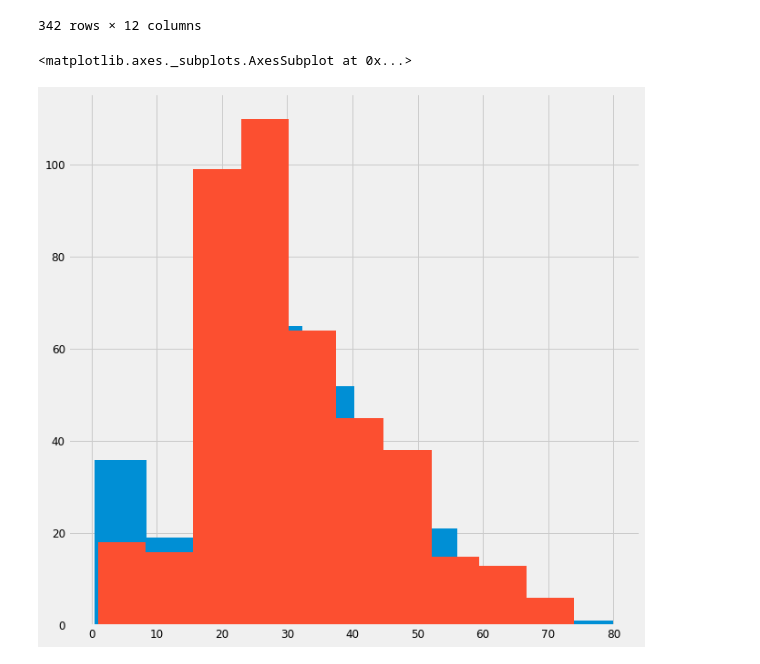
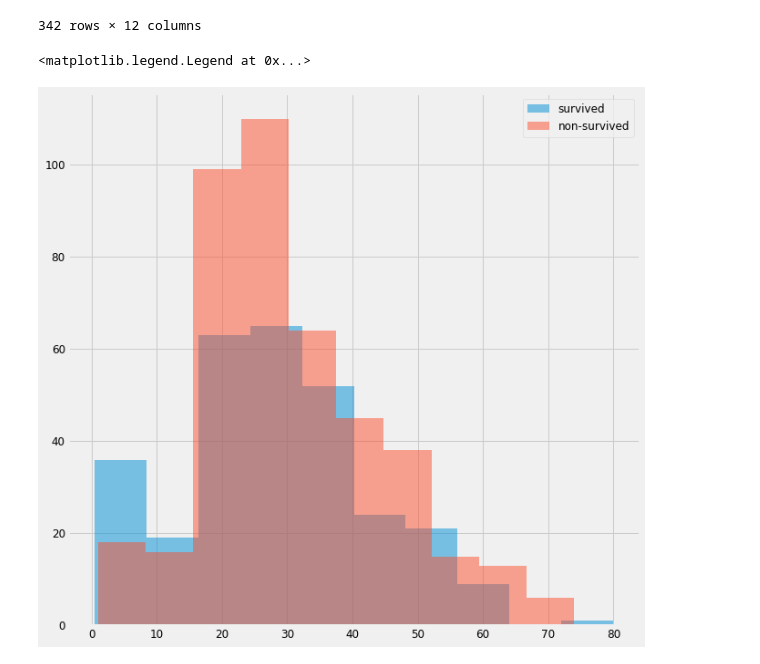
Before and after one commit to yennanliu/analysis, a Jupyter notebook: Statistics_/AB_Testing_part2.ipynb, the cells around one changed output. Saved outputs shown, nothing was run; the diff lists cells and outputs as text; code cells hidden in the pictures.

```diff
--- a/Statistics_/AB_Testing_part2.ipynb
+++ b/Statistics_/AB_Testing_part2.ipynb
@@ -145,8 +145,9 @@ df[df.Survived==1.0 ]
 | 889 | 890 | 1 | 1 | Behr, Mr. Karl Howell | male | 26.00 | 0 | 0 | 111369 | 30.0000 | ... |
 342 rows × 12 columns
 # %%
-df[df.Survived==1.0 ]['Age'].hist(a)
-df[df.Survived==0.0 ]['Age'].hist()
+df[df.Survived==1.0 ]['Age'].hist(alpha=.5)
+df[df.Survived==0.0 ]['Age'].hist(alpha=.5)
+plt.legend(["survived","non-survived" ])
 # %% [output]
-<matplotlib.axes._subplots.AxesSubplot at 0x...>
+<matplotlib.legend.Legend at 0x...>
-[figure, old version]
+[figure, new version]
```
